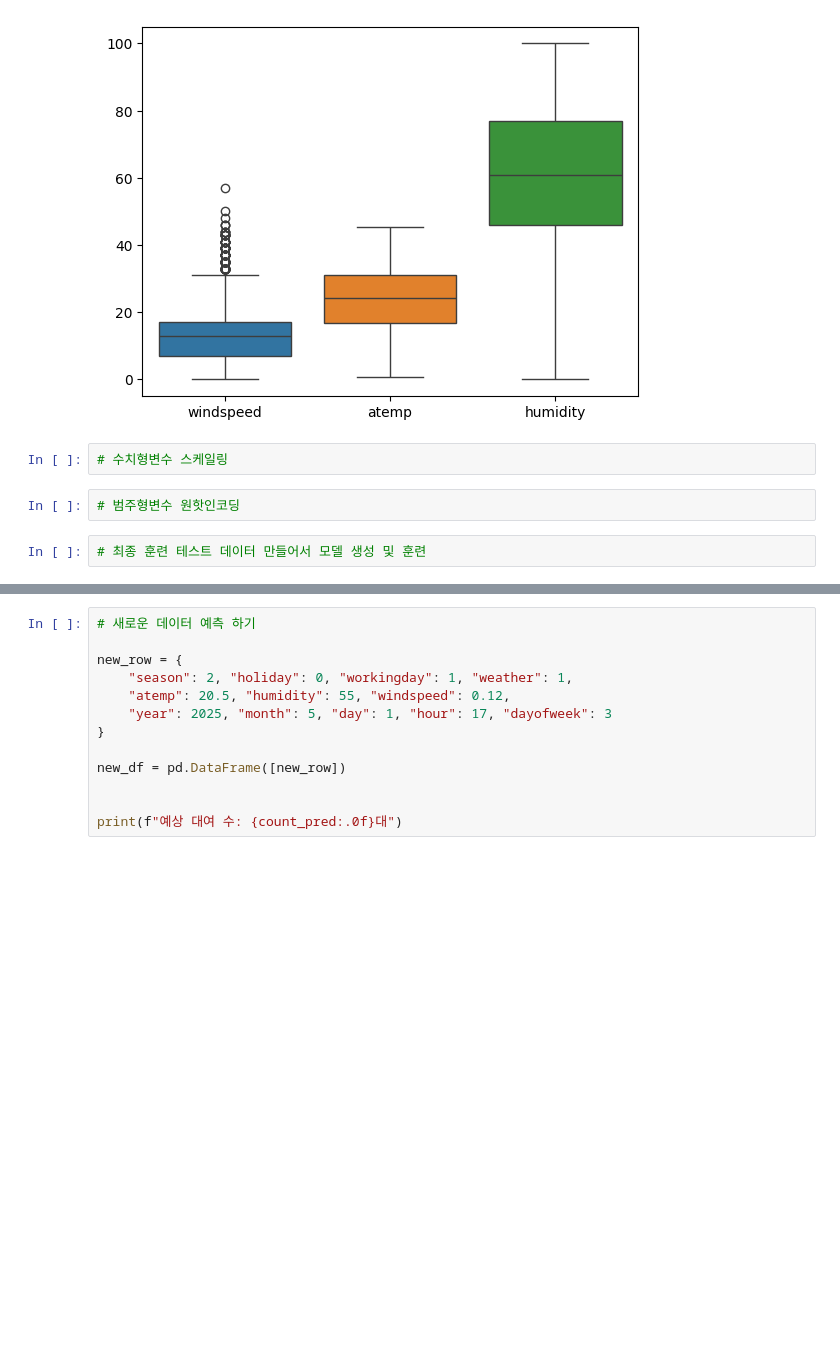
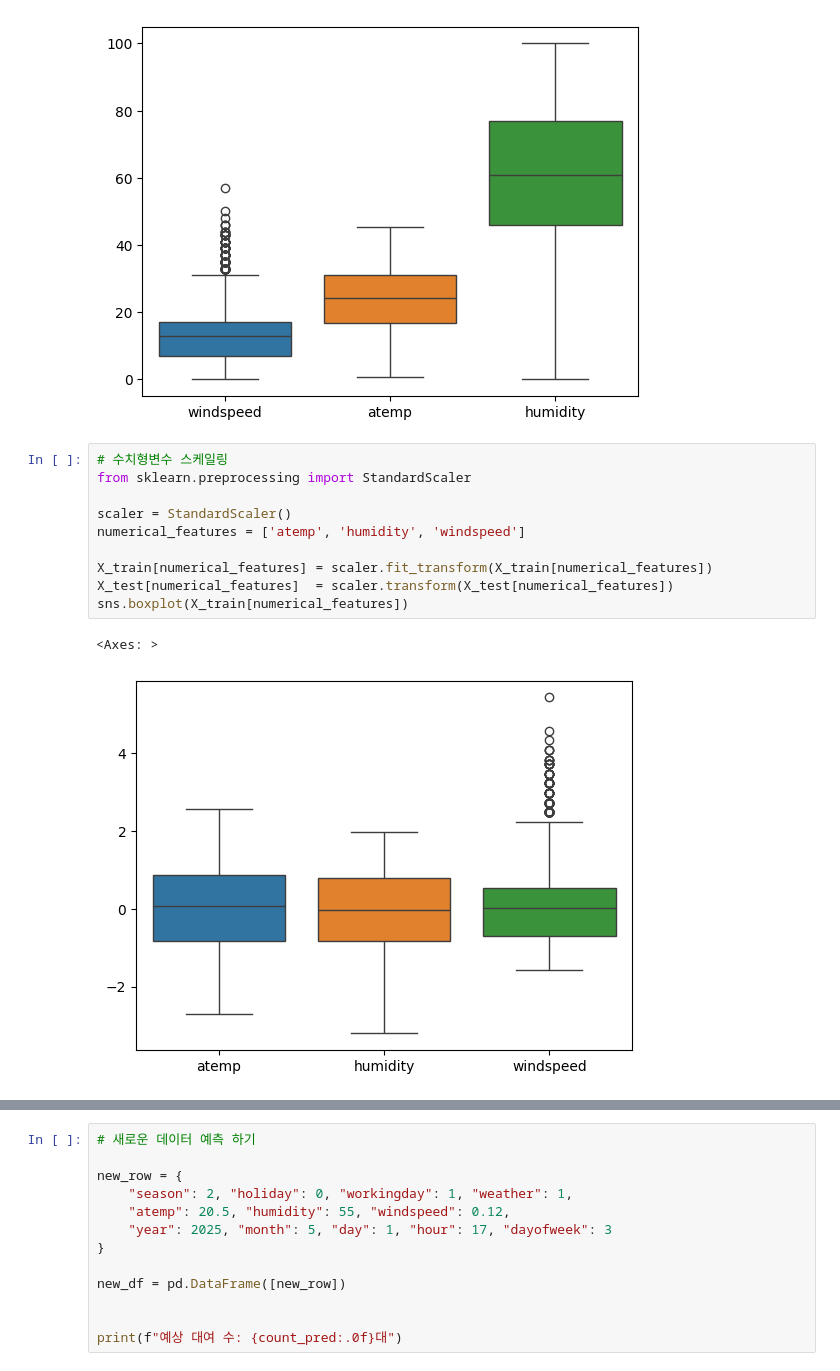
Before and after one commit to jimena1lee/pythonmlproject, a Jupyter notebook: 02_회귀_자전거대여수요예측.ipynb, the cells around one changed output, grey strips where cells are left out. Cells and saved outputs as stored; diff of their text form; blank space fills up the shorter version.

```diff
--- a/02_회귀_자전거대여수요예측.ipynb
+++ b/02_회귀_자전거대여수요예측.ipynb
@@ -227,9 +252,16 @@ sns.boxplot(X_train[['windspeed','atemp','humidity']])
 # %% [output]
 <Axes: >
 [figure]
-# %%
-# 수치형변수 스케일링
-# %%
-# 범주형변수 원핫인코딩
-# %%
-# 최종 훈련 테스트 데이터 만들어서 모델 생성 및 훈련
+# %%
+# 수치형변수 스케일링
+from sklearn.preprocessing import StandardScaler
+
+scaler = StandardScaler()
+numerical_features = ['atemp', 'humidity', 'windspeed']
+
+X_train[numerical_features] = scaler.fit_transform(X_train[numerical_features])
+X_test[numerical_features]  = scaler.transform(X_test[numerical_features])
+sns.boxplot(X_train[numerical_features])
+# %% [output]
+<Axes: >
+[figure, added]
```
Also changed, not shown: parts of 10 cells of this notebook.
